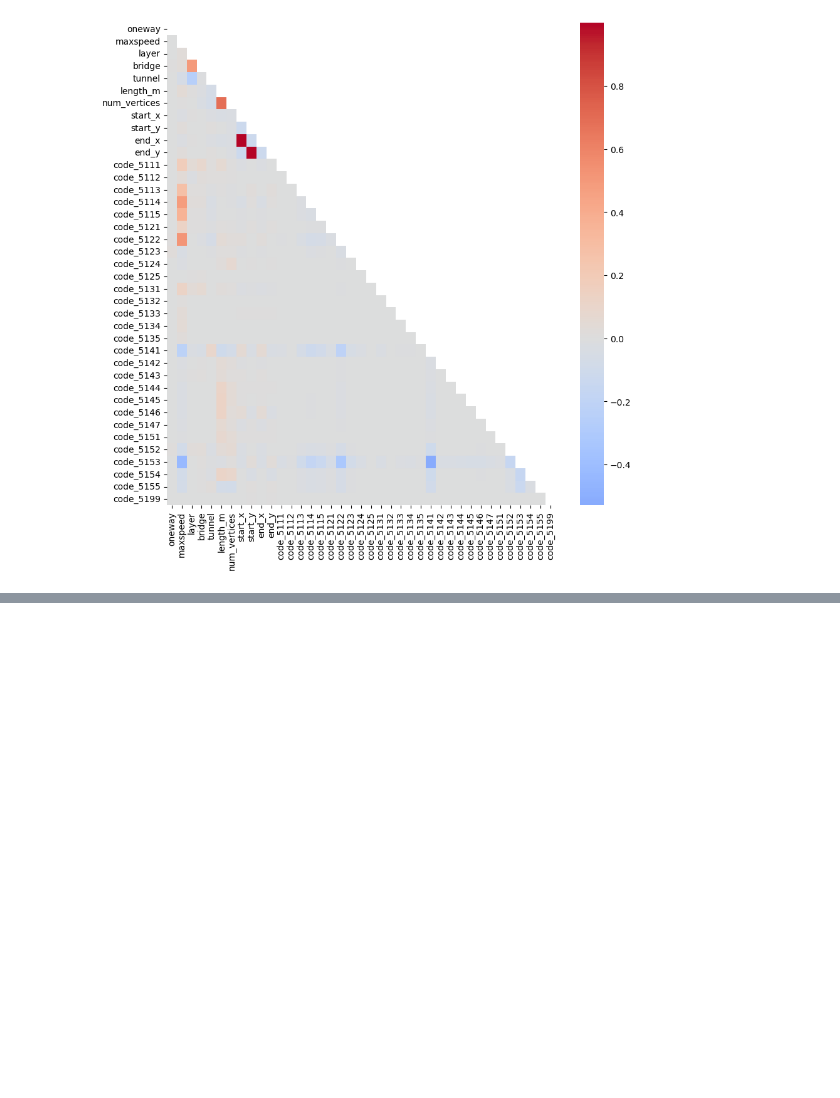
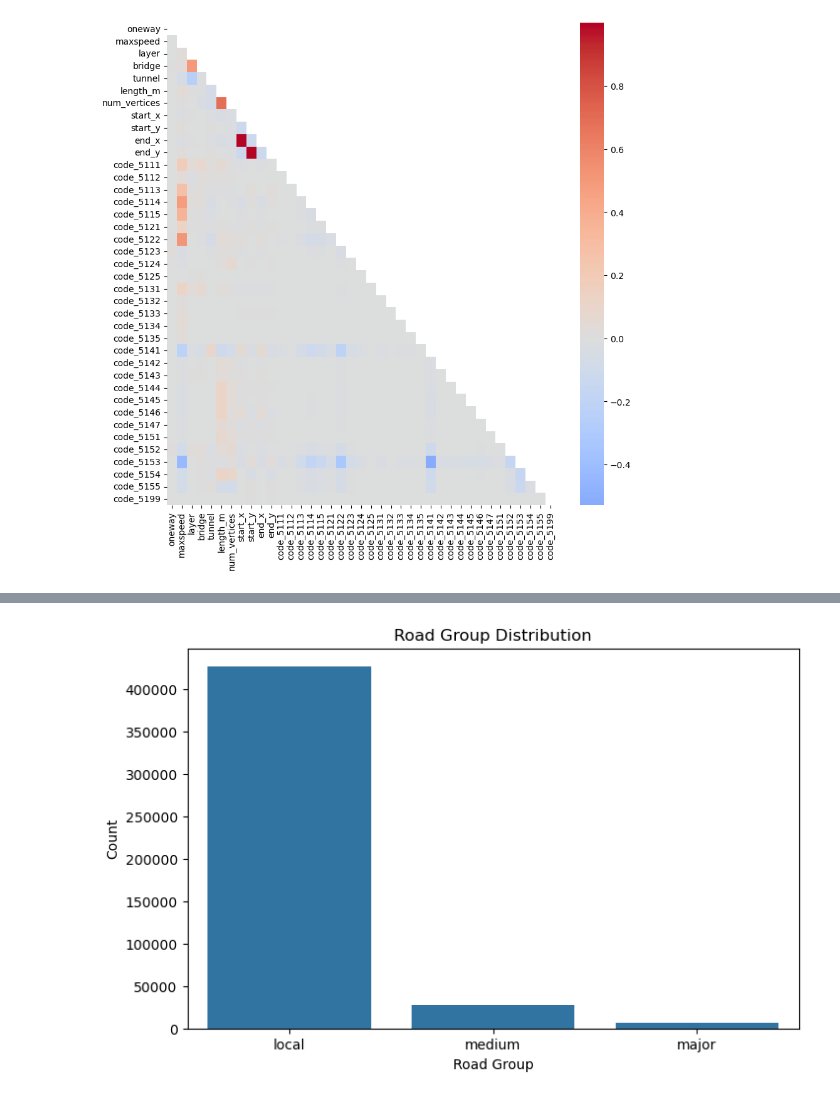
Before and after one commit to Husseim-Stuck-Portfolio/geospatial-road-network-ml, a Jupyter notebook: Notebook/GEO-ML-Notebook.ipynb, the cells around one changed output, grey strips where cells are left out. Cells and saved outputs as stored; diff of their text form; code cells hidden in the pictures; blank space fills up the shorter version.

```diff
--- a/Notebook/GEO-ML-Notebook.ipynb
+++ b/Notebook/GEO-ML-Notebook.ipynb
@@ -520,0 +490,12 @@ plt.show()
+# %%
+import matplotlib.pyplot as plt
+import seaborn as sns
+
+plt.figure(figsize=(8, 5))
+sns.countplot(data=gdf, x="road_group", order=gdf["road_group"].value_counts().index)
+plt.title("Road Group Distribution")
+plt.xlabel("Road Group")
+plt.ylabel("Count")
+plt.show()
+# %% [output]
+[figure, added]
```
Also changed, not shown: parts of 12 cells of this notebook.
